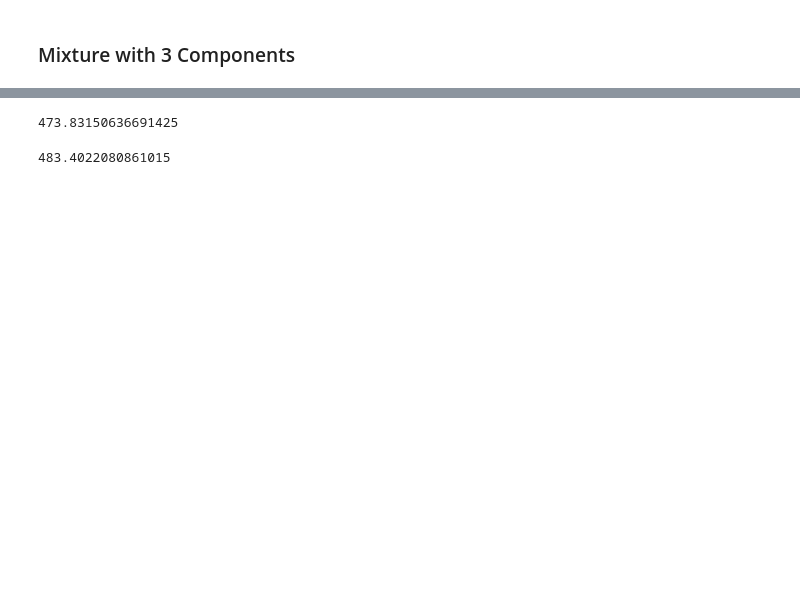
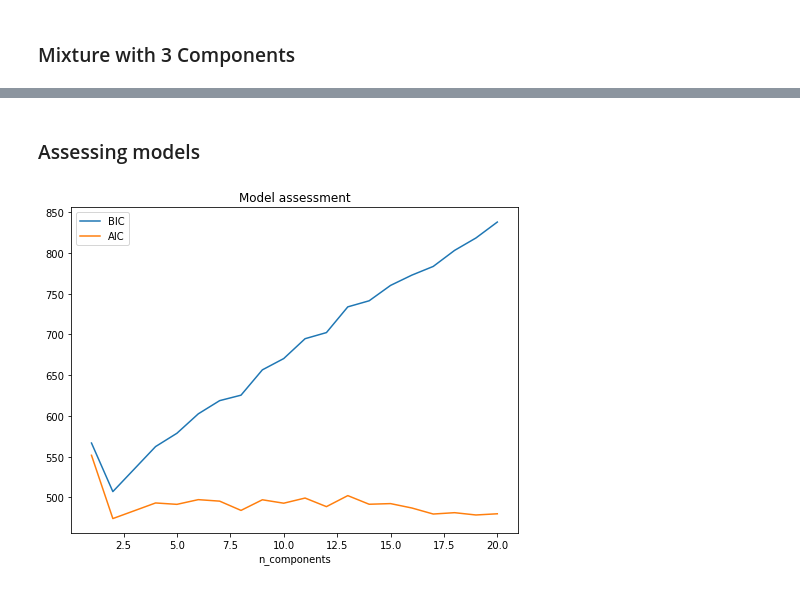
Before and after one commit to stoehrmax/Data-Mining-and-Machine-Learning---Model-Based-Clustering, a Jupyter notebook: Model Based Clustering.ipynb, the cells around one changed output, grey strips where cells are left out. Saved outputs shown, nothing was run; the diff lists cells and outputs as text; code cells hidden in the pictures; blank space fills up the shorter version.

```diff
--- a/Model Based Clustering.ipynb
+++ b/Model Based Clustering.ipynb
@@ -76,9 +77,17 @@ plt.yticks(())
 [figure]
-# %%
-gm.aic(X)
-# %% [output]
-473.83150636691425
-# %%
-gm_three_components.aic(X)
-# %% [output]
-483.4022080861015
+# %% [markdown]
+### Assessing models
+# %%
+n_components = np.arange(1, 21)
+models = [GaussianMixture(n, covariance_type='full', random_state=0).fit(X)
+          for n in n_components]
+
+plt.figure(2, figsize=(8, 6))
+plt.clf()
+plt.plot(n_components, [m.bic(X) for m in models], label='BIC')
+plt.plot(n_components, [m.aic(X) for m in models], label='AIC')
+plt.legend(loc='best')
+plt.xlabel('n_components')
+plt.title("Model assessment");
+# %% [output]
+[figure, added]
```
Also changed, not shown: parts of 4 cells of this notebook.
